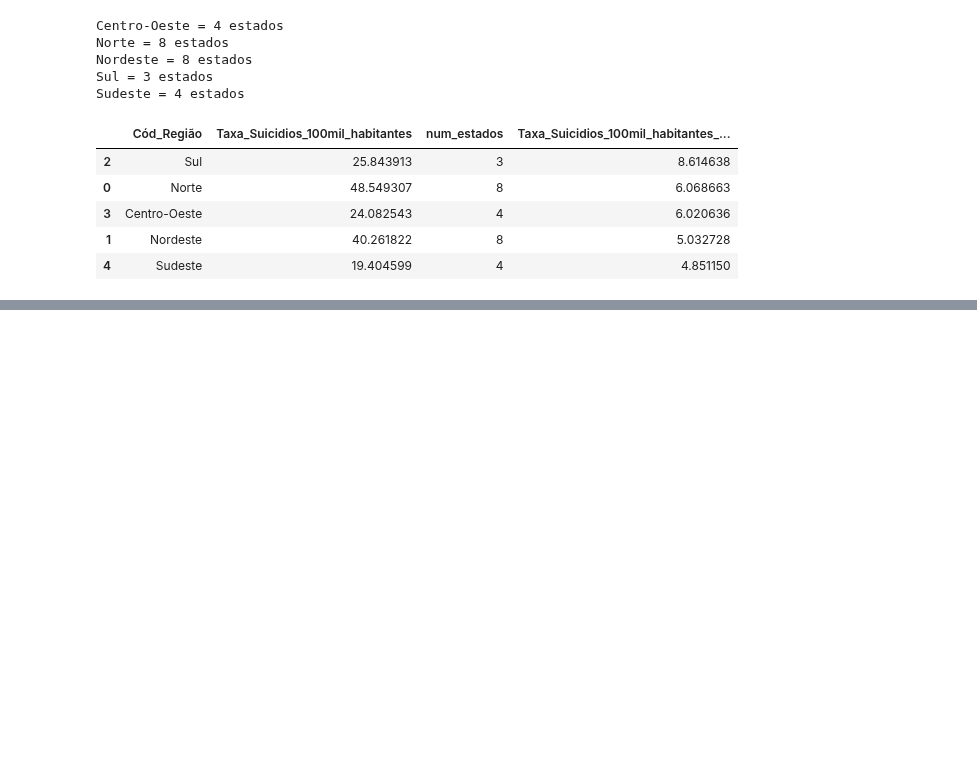
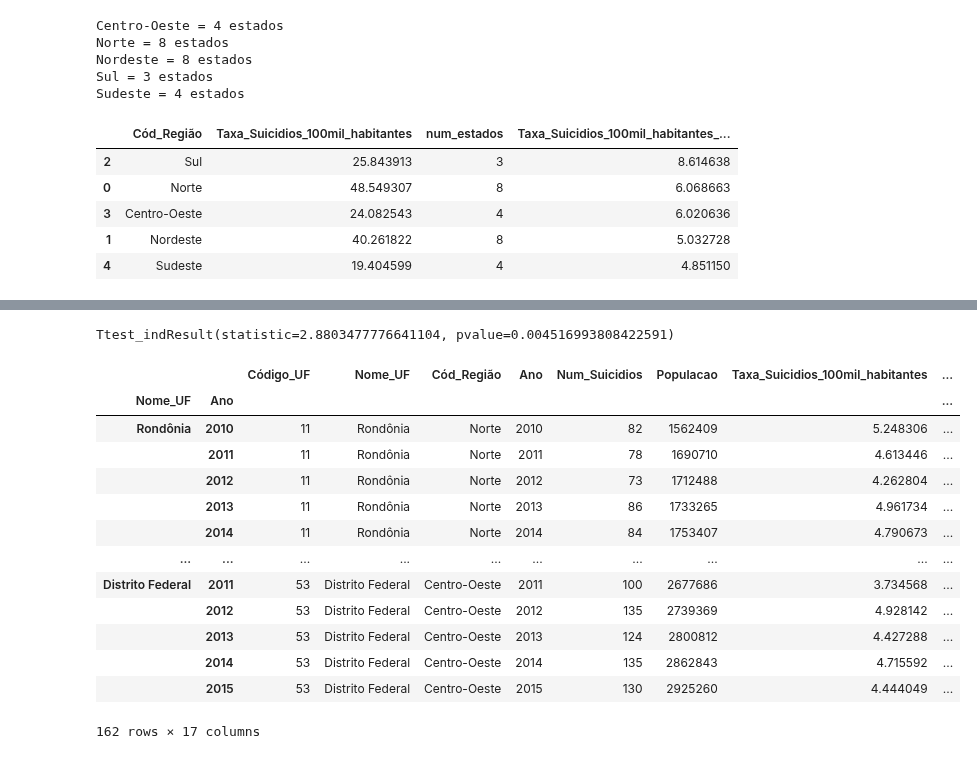
Before and after one commit to Pugianf/Big_Data_and_Public_Sector_I, a Jupyter notebook: Trabalho_Final_Big_Data_e_Setor_Público_I_População,_Demografia_e_Mercado_de_Trabalho.ipynb, the cells around one changed output, grey strips where cells are left out. Saved outputs shown, nothing was run; the diff lists cells and outputs as text; code cells hidden in the pictures; blank space fills up the shorter version.

```diff
--- a/Trabalho_Final_Big_Data_e_Setor_Público_I_População,_Demografia_e_Mercado_de_Trabalho.ipynb
+++ b/Trabalho_Final_Big_Data_e_Setor_Público_I_População,_Demografia_e_Mercado_de_Trabalho.ipynb
@@ -175,0 +185,4 @@ plt.plot(media_nacional_suicidio.set_index('Ano'), linewidth=2.0, alpha=0.7)
+# %%
+# criando variável capaz de identificar se a região pertence ao norte, nordeste ou centro-oeste
+
+suicidio_estados['N_NE_CO'] = [1 if ((x != 'Sul') & (x != 'Sudeste')) else 0 for x in suicidio_estados.Cód_Região]
@@ -175,0 +195,33 @@ plt.plot(media_nacional_suicidio.set_index('Ano'), linewidth=2.0, alpha=0.7)
+# %%
+# teste para saber se a taxa média de suicídios é estatisticamente diferente
+
+stats.ttest_ind(taxa_S_SE, taxa_N_NE_CO, nan_policy='omit')
+
+# pode-se verificar que a taxa média de suicídios é estatisticamente diferente e que o p valor é significativo, estando bem abaixo de 0.05
+# %% [output]
+Ttest_indResult(statistic=2.8803477776641104, pvalue=0.004516993808422591)
+# %%
+# montando a estrutura do painel
+
+suicidio_estados_painel = suicidio_estados.set_index(['Nome_UF', 'Ano'], drop=False)
+
+suicidio_estados_painel
+
+# São realizadas observações de 12 variáveis em 27 estados durante os 6 anos que compõem o painel
+
+# o painel é completamente balanceado, pois ocorre o mesmo número de períodos para cada unidade de corte transversal
+# %% [output]
+|  |  | Código_UF | Nome_UF | Cód_Região | Ano | Num_Suicidios | Populacao | Taxa_Suicidios_100mil_habitantes | ... |
+| Nome_UF | Ano |  |  |  |  |  |  |  | ... |
+| Rondônia | 2010 | 11 | Rondônia | Norte | 2010 | 82 | 1562409 | 5.248306 | ... |
+|  | 2011 | 11 | Rondônia | Norte | 2011 | 78 | 1690710 | 4.613446 | ... |
+|  | 2012 | 11 | Rondônia | Norte | 2012 | 73 | 1712488 | 4.262804 | ... |
+|  | 2013 | 11 | Rondônia | Norte | 2013 | 86 | 1733265 | 4.961734 | ... |
+|  | 2014 | 11 | Rondônia | Norte | 2014 | 84 | 1753407 | 4.790673 | ... |
+| ... | ... | ... | ... | ... | ... | ... | ... | ... | ... |
+| Distrito Federal | 2011 | 53 | Distrito Federal | Centro-Oeste | 2011 | 100 | 2677686 | 3.734568 | ... |
+|  | 2012 | 53 | Distrito Federal | Centro-Oeste | 2012 | 135 | 2739369 | 4.928142 | ... |
+|  | 2013 | 53 | Distrito Federal | Centro-Oeste | 2013 | 124 | 2800812 | 4.427288 | ... |
+|  | 2014 | 53 | Distrito Federal | Centro-Oeste | 2014 | 135 | 2862843 | 4.715592 | ... |
+|  | 2015 | 53 | Distrito Federal | Centro-Oeste | 2015 | 130 | 2925260 | 4.444049 | ... |
+162 rows × 17 columns
```
Also changed, not shown: parts of 5 cells of this notebook.
